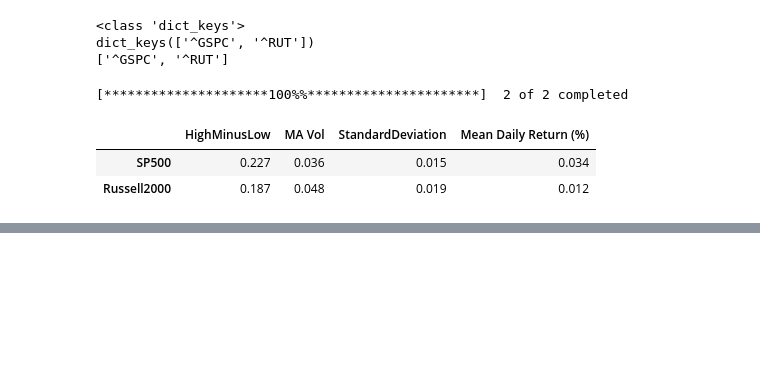
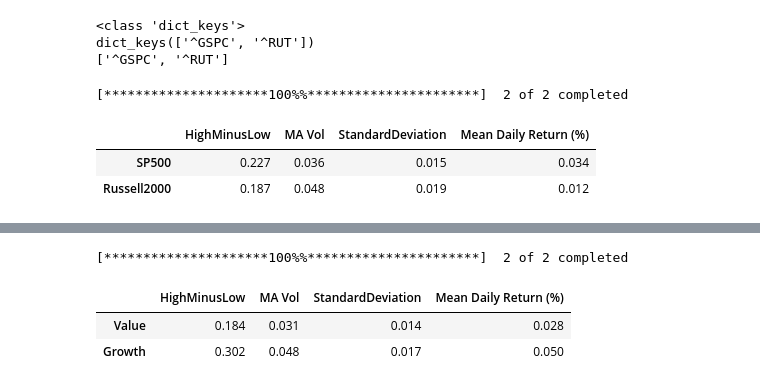
Before and after one commit to adevrent/wqu_mscfe, a Jupyter notebook: Financial Data/M2/L2.ipynb, the cells around one changed output, grey strips where cells are left out. Cells and saved outputs as stored; diff of their text form; code cells hidden in the pictures; blank space fills up the shorter version.

```diff
--- a/Financial Data/M2/L2.ipynb
+++ b/Financial Data/M2/L2.ipynb
@@ -215,0 +222,9 @@ investCompare(
+# %%
+investCompare(
+    datetime.date(2020, 1, 1), datetime.date.today(), {"VUG": "Growth", "VTV": "Value"}
+)
+# %% [output]
+[*********************100%%**********************]  2 of 2 completed
+|  | HighMinusLow | MA Vol | StandardDeviation | Mean Daily Return (%) |
+| Value | 0.184 | 0.031 | 0.014 | 0.028 |
+| Growth | 0.302 | 0.048 | 0.017 | 0.050 |
```
Also changed, not shown: parts of 4 cells of this notebook, 1 other file.
